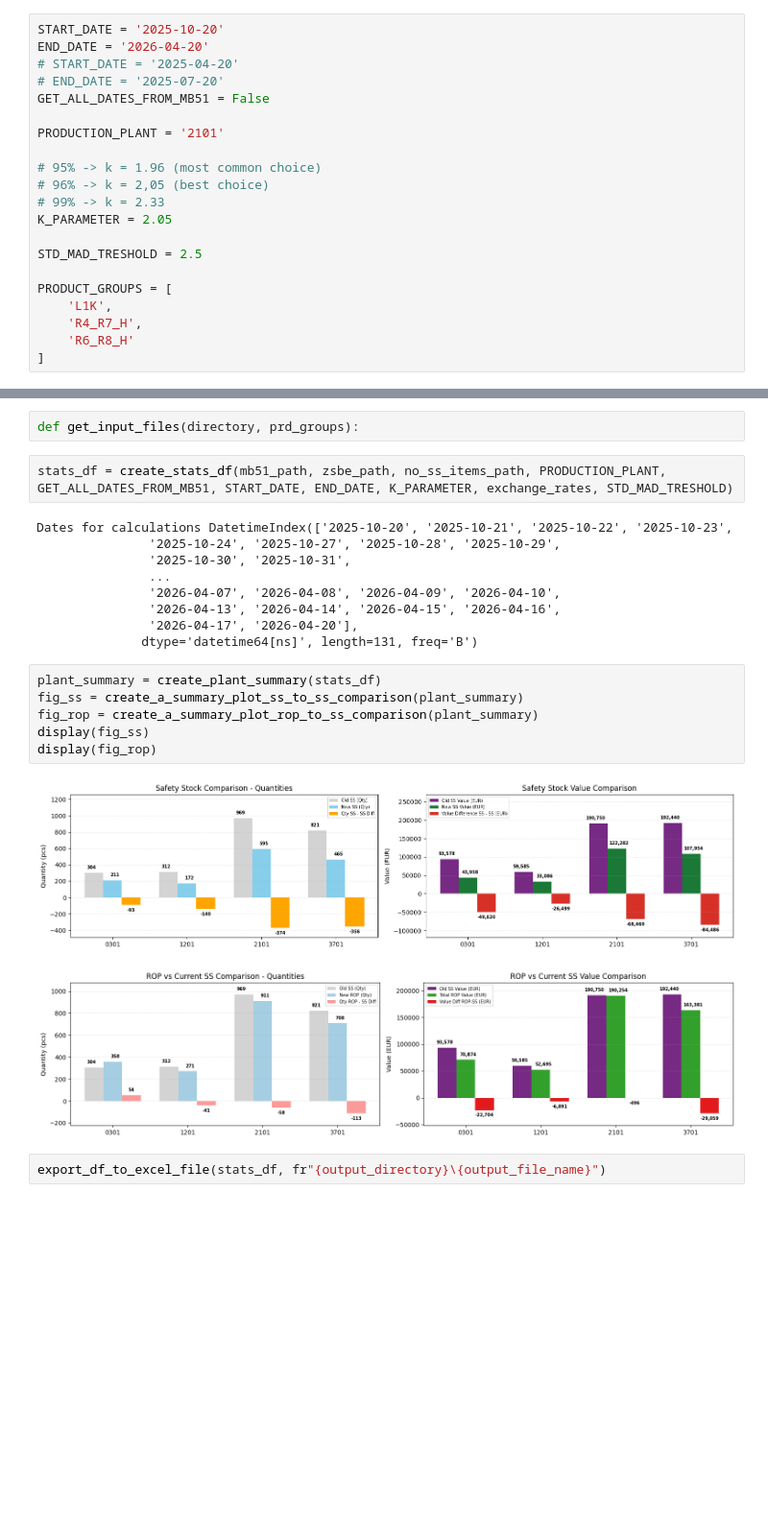
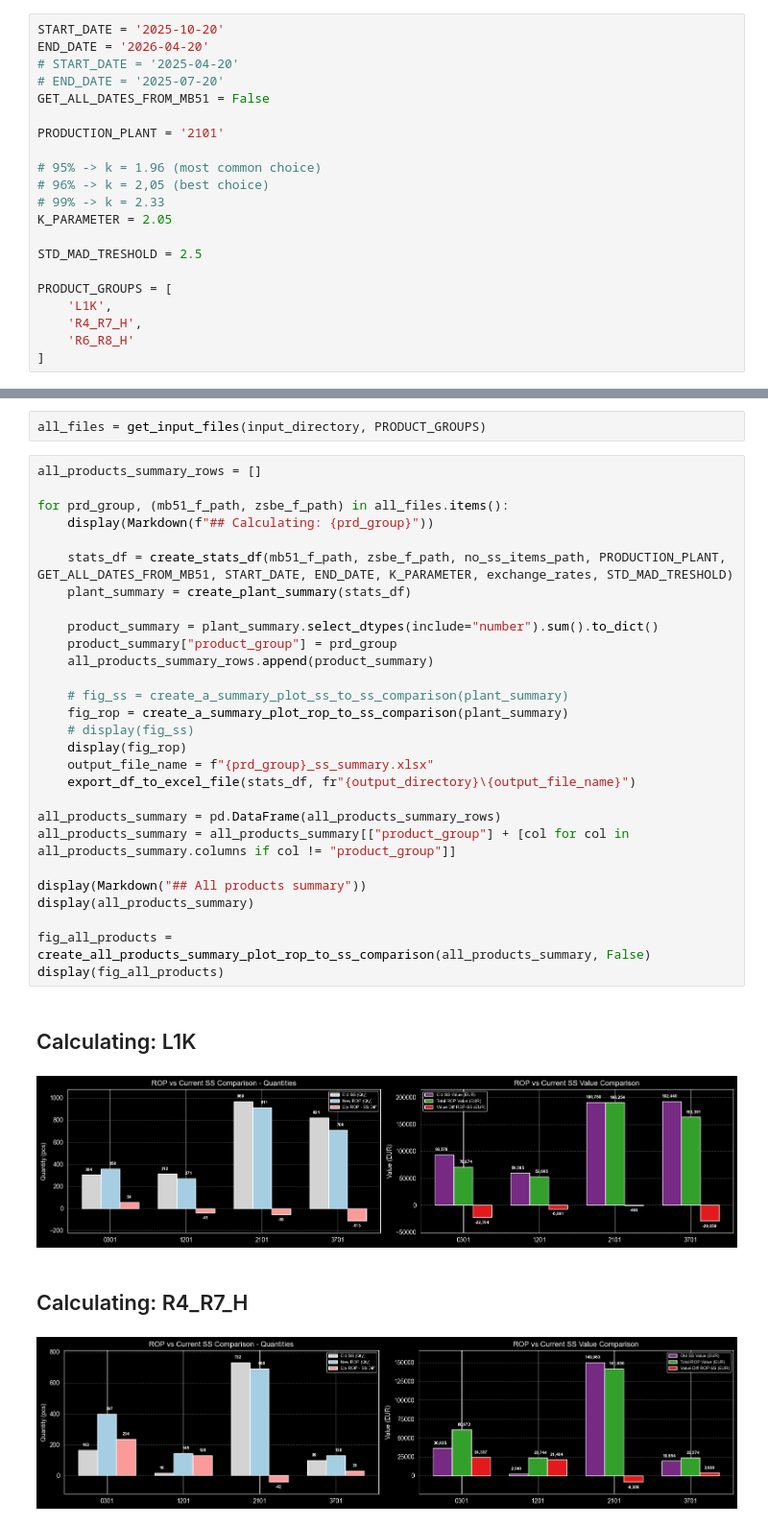
Before and after one commit to toThePyPoint/33_SAFETY_STOCKS_CALCULATIONS, a Jupyter notebook: ss_report_many_product_groups.ipynb, the cells around one changed output, grey strips where cells are left out. Shown at 96% size. Saved outputs shown, nothing was run; the diff lists cells and outputs as text; blank space fills up the shorter version.

Commit message:
Add summary for all product groups. Made charts formatting more pythonic.

```diff
--- a/ss_report_many_product_groups.ipynb
+++ b/ss_report_many_product_groups.ipynb
@@ -43,24 +45,35 @@ output_file_name = "output.xlsx"
-# %%
-def get_input_files(directory, prd_groups):
-# %%
-stats_df = create_stats_df(mb51_path, zsbe_path, no_ss_items_path, PRODUCTION_PLANT, GET_ALL_DATES_FROM_MB51, START_DATE, END_DATE, K_PARAMETER, exchange_rates, STD_MAD_TRESHOLD)
-# %% [output]
-Dates for calculations DatetimeIndex(['2025-10-20', '2025-10-21', '2025-10-22', '2025-10-23',
-               '2025-10-24', '2025-10-27', '2025-10-28', '2025-10-29',
-               '2025-10-30', '2025-10-31',
-               ...
-               '2026-04-07', '2026-04-08', '2026-04-09', '2026-04-10',
-               '2026-04-13', '2026-04-14', '2026-04-15', '2026-04-16',
-               '2026-04-17', '2026-04-20'],
-              dtype='datetime64[ns]', length=131, freq='B')
-# %%
-plant_summary = create_plant_summary(stats_df)
-fig_ss = create_a_summary_plot_ss_to_ss_comparison(plant_summary)
-fig_rop = create_a_summary_plot_rop_to_ss_comparison(plant_summary)
-display(fig_ss)
-display(fig_rop)
-# %% [output]
-[figure, removed]
-[figure, removed]
-# %%
-export_df_to_excel_file(stats_df, fr"{output_directory}\{output_file_name}")
+# %%
+all_files = get_input_files(input_directory, PRODUCT_GROUPS)
+# %%
+all_products_summary_rows = []
+
+for prd_group, (mb51_f_path, zsbe_f_path) in all_files.items():
+    display(Markdown(f"## Calculating: {prd_group}"))
+
+    stats_df = create_stats_df(mb51_f_path, zsbe_f_path, no_ss_items_path, PRODUCTION_PLANT, GET_ALL_DATES_FROM_MB51, START_DATE, END_DATE, K_PARAMETER, exchange_rates, STD_MAD_TRESHOLD)
+    plant_summary = create_plant_summary(stats_df)
+
+    product_summary = plant_summary.select_dtypes(include="number").sum().to_dict()
+    product_summary["product_group"] = prd_group
+    all_products_summary_rows.append(product_summary)
+
+    # fig_ss = create_a_summary_plot_ss_to_ss_comparison(plant_summary)
+    fig_rop = create_a_summary_plot_rop_to_ss_comparison(plant_summary)
+    # display(fig_ss)
+    display(fig_rop)
+    output_file_name = f"{prd_group}_ss_summary.xlsx"
+    export_df_to_excel_file(stats_df, fr"{output_directory}\{output_file_name}")
+
+all_products_summary = pd.DataFrame(all_products_summary_rows)
+all_products_summary = all_products_summary[["product_group"] + [col for col in all_products_summary.columns if col != "product_group"]]
+
+display(Markdown("## All products summary"))
+display(all_products_summary)
+
+fig_all_products = create_all_products_summary_plot_rop_to_ss_comparison(all_products_summary, False)
+display(fig_all_products)
+# %% [output]
+## Calculating: L1K
+[figure, added]
+## Calculating: R4_R7_H
+[figure, added]
```
Also changed, not shown: parts of 3 cells of this notebook, 2 other files.
